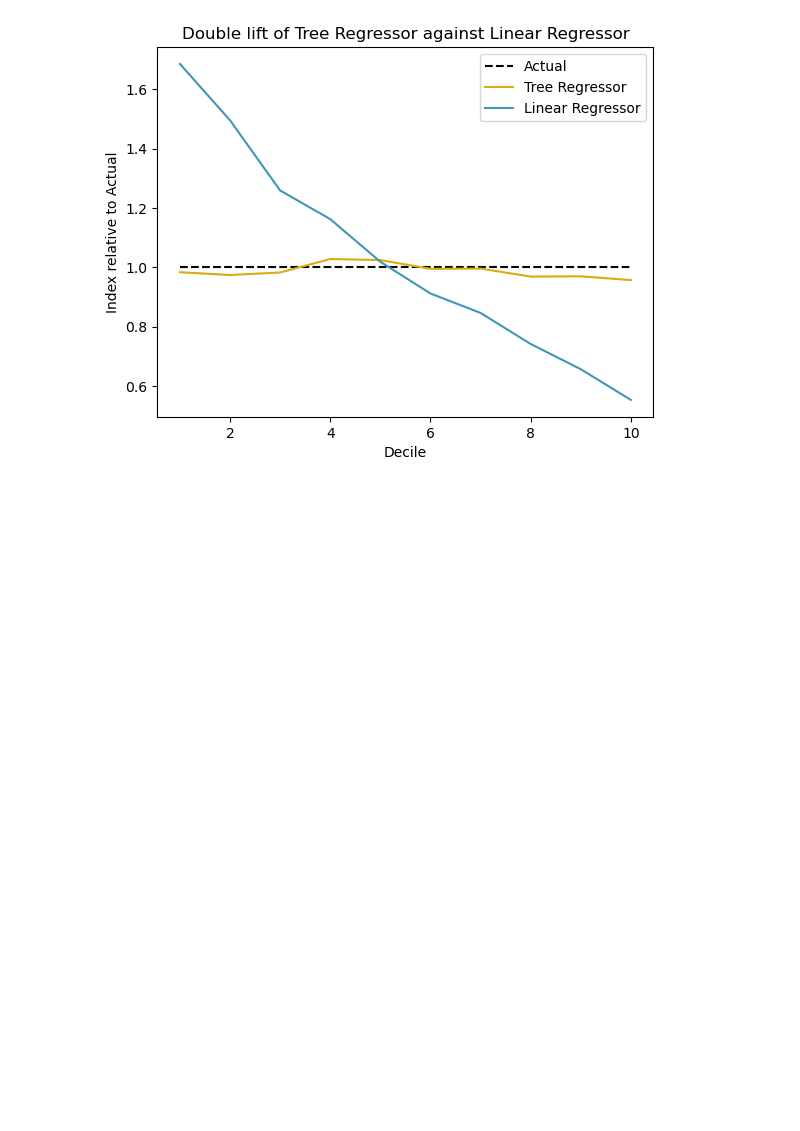
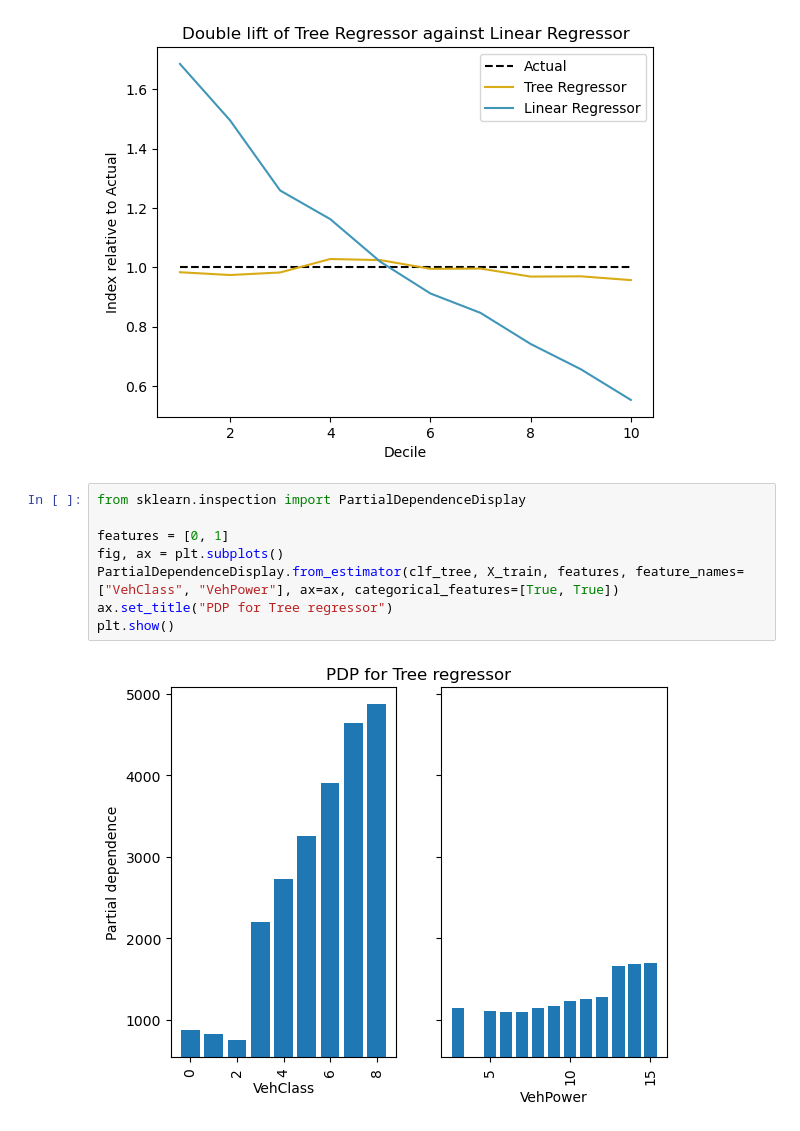
Before and after one commit to hellwind495/DataScienceDataViz, a Jupyter notebook: lift charts synthetic data.ipynb, the cells around one changed output. Saved outputs shown, nothing was run; the diff lists cells and outputs as text; blank space fills up the shorter version.

```diff
--- a/lift charts synthetic data.ipynb
+++ b/lift charts synthetic data.ipynb
@@ -111,3 +111,13 @@ plt.ylabel("Index relative to Actual")
 plt.show()
 # %% [output]
 [figure]
+# %%
+from sklearn.inspection import PartialDependenceDisplay
+
+features = [0, 1]
+fig, ax = plt.subplots()
+PartialDependenceDisplay.from_estimator(clf_tree, X_train, features, feature_names=["VehClass", "VehPower"], ax=ax, categorical_features=[True, True])
+ax.set_title("PDP for Tree regressor")
+plt.show()
+# %% [output]
+[figure, added]
```
Also changed, not shown: parts of 6 cells of this notebook, 3 other files.
